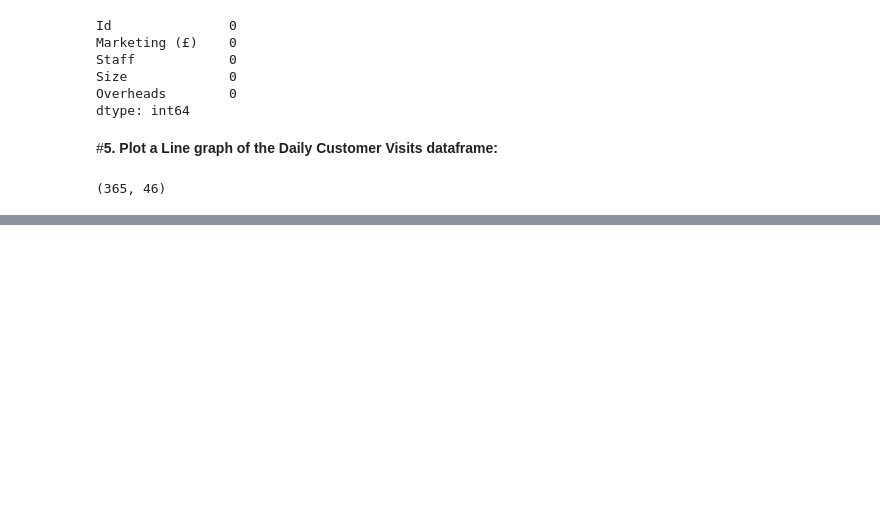
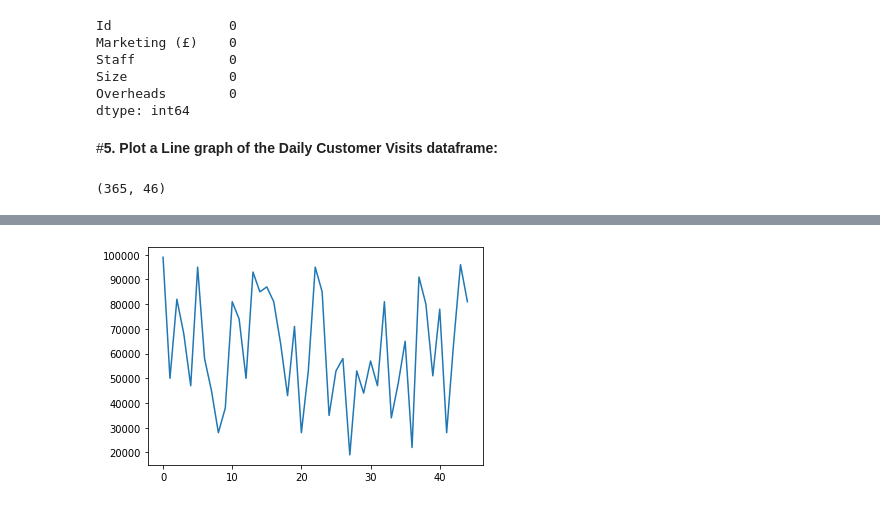
Before and after one commit to fatemakotha/1800-Data-Visualization, a Jupyter notebook: Coursework_in_progress.ipynb, the cells around one changed output, grey strips where cells are left out. Drawn from its saved outputs; the diff is of its cells as text; code cells hidden in the pictures; blank space fills up the shorter version.

```diff
--- a/Coursework_in_progress.ipynb
+++ b/Coursework_in_progress.ipynb
@@ -198,0 +226,4 @@ daily_cust_data.plot(figsize=(10, 100), subplots=True, xlabel="Days", ylabel="No
+# %%
+merged_df["Overheads"].plot();
+# %% [output]
+[figure, added]
```
Also changed, not shown: parts of 13 cells of this notebook.
